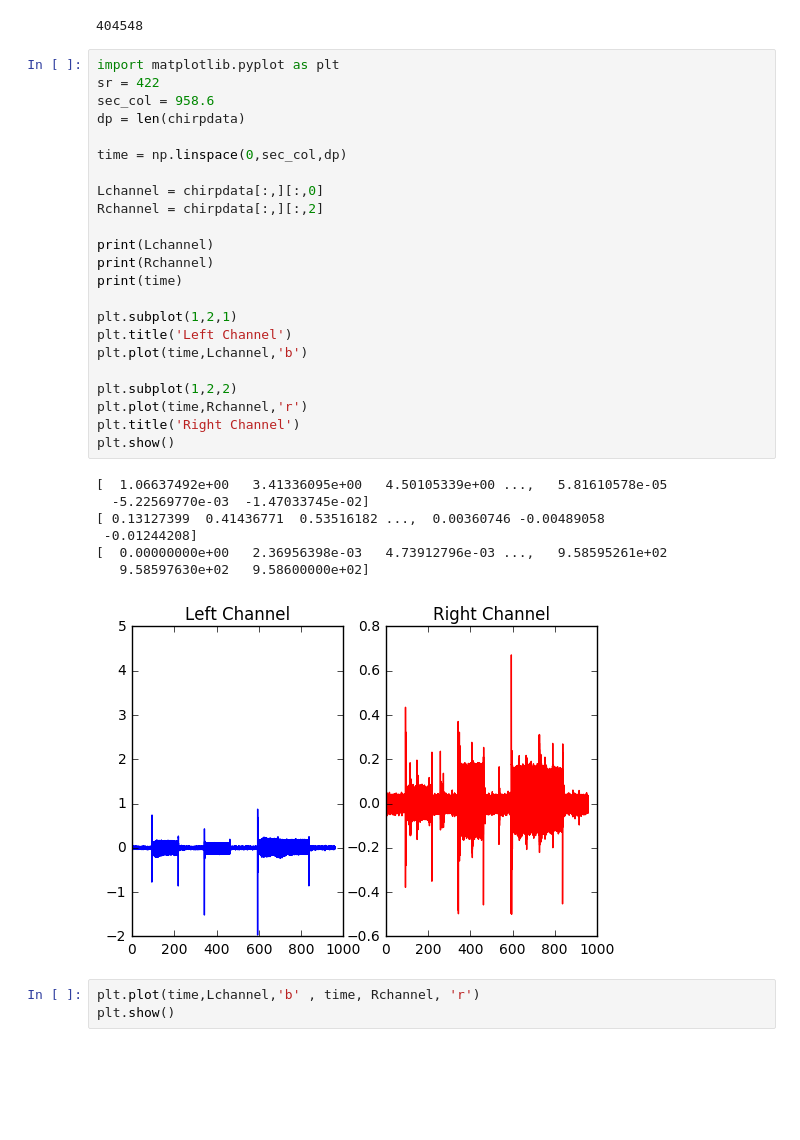
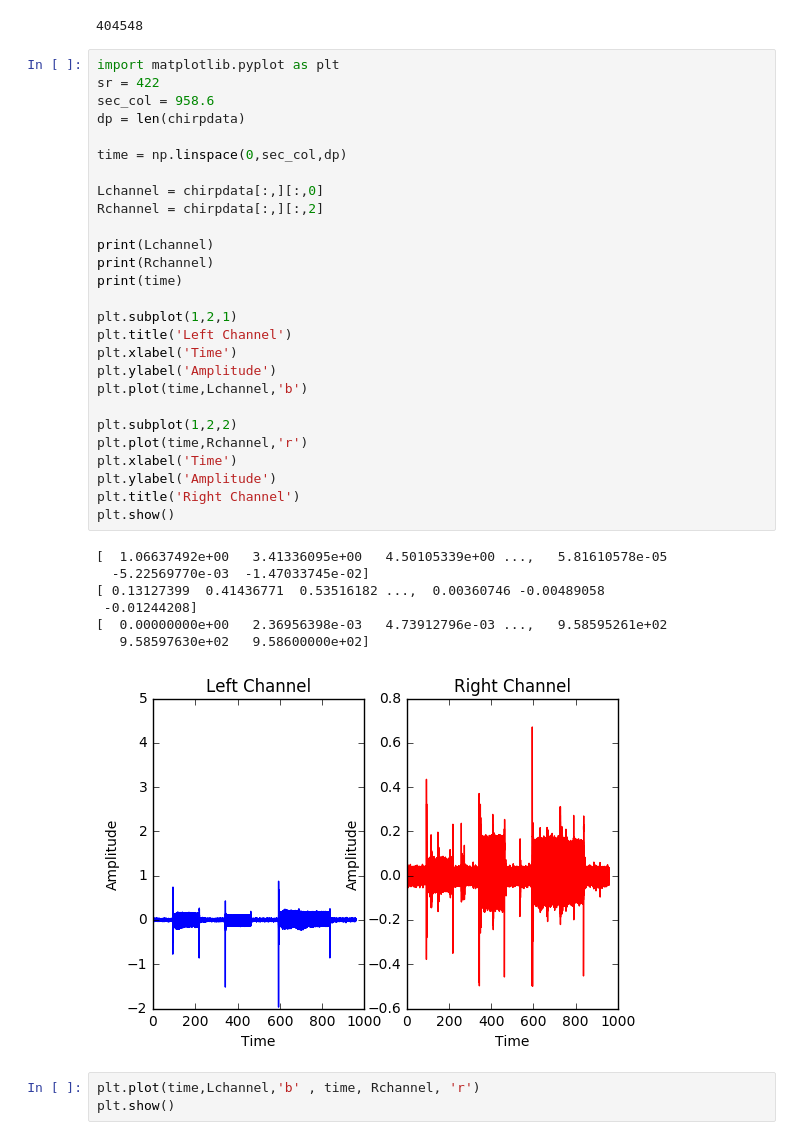
Before and after one commit to cajbowe/FFT-transforms, a Jupyter notebook: Chirp Analysis.ipynb, the cells around one changed output. Cells and saved outputs as stored; diff of their text form; blank space fills up the shorter version.

```diff
--- a/Chirp Analysis.ipynb
+++ b/Chirp Analysis.ipynb
@@ -9,34 +9,38 @@ print (len(chirpdata))
 # %%
 import matplotlib.pyplot as plt
 sr = 422
 sec_col = 958.6
 dp = len(chirpdata)
 
 time = np.linspace(0,sec_col,dp)
 
 Lchannel = chirpdata[:,][:,0]
 Rchannel = chirpdata[:,][:,2]
 
 print(Lchannel)
 print(Rchannel)
 print(time)
 
 plt.subplot(1,2,1)
 plt.title('Left Channel')
+plt.xlabel('Time')
+plt.ylabel('Amplitude')
 plt.plot(time,Lchannel,'b')
 
 plt.subplot(1,2,2)
 plt.plot(time,Rchannel,'r')
+plt.xlabel('Time')
+plt.ylabel('Amplitude')
 plt.title('Right Channel')
 plt.show()
 # %% [output]
 [  1.06637492e+00   3.41336095e+00   4.50105339e+00 ...,   5.81610578e-05
   -5.22569770e-03  -1.47033745e-02]
 [ 0.13127399  0.41436771  0.53516182 ...,  0.00360746 -0.00489058
  -0.01244208]
 [  0.00000000e+00   2.36956398e-03   4.73912796e-03 ...,   9.58595261e+02
    9.58597630e+02   9.58600000e+02]
-[figure, old version]
+[figure, new version]
 # %%
 plt.plot(time,Lchannel,'b' , time, Rchannel, 'r')
 plt.show()
```
Also changed, not shown: parts of 12 cells of this notebook.
